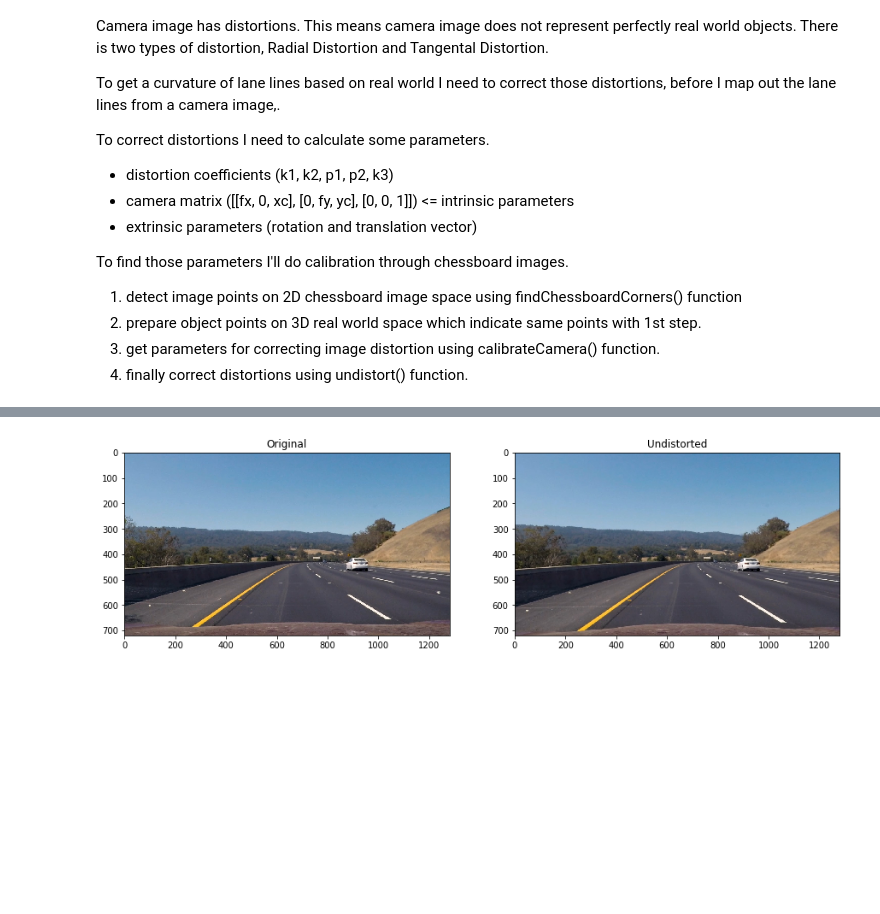
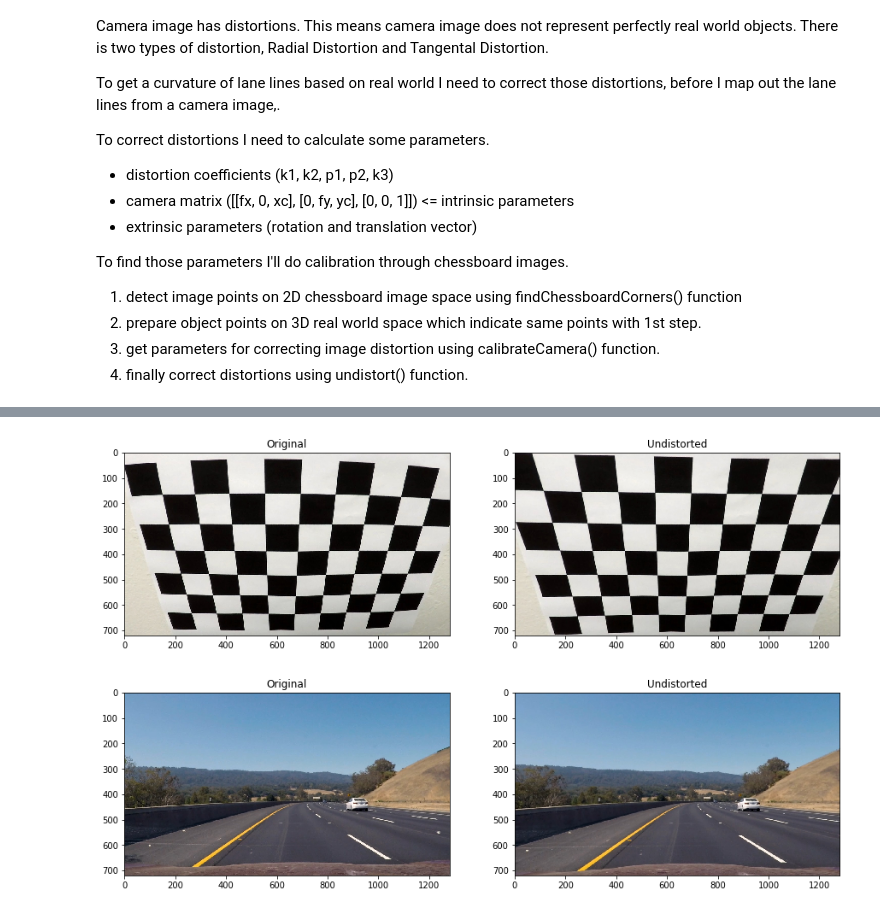
Before and after one commit to MasanaoMatsuda/finding-lane-lines, a Jupyter notebook: AdvancedLaneFinding/AdvancedLaneFinding.ipynb, the cells around one changed output, grey strips where cells are left out. Saved outputs shown, nothing was run; the diff lists cells and outputs as text; code cells hidden in the pictures; blank space fills up the shorter version.

```diff
--- a/AdvancedLaneFinding/AdvancedLaneFinding.ipynb
+++ b/AdvancedLaneFinding/AdvancedLaneFinding.ipynb
@@ -108,9 +112,11 @@ pattern_size = (9, 6)
 ret, cam_mtx, dist_coeff, rvecs, tvecs = calibrate_camera(fnames, pattern_size, criteria)
 # %%
 # correct distortion of chessboard image
-cimg = mpimg.imread('camera_cal/calibration2.jpg')
-undist_cimg = cv2.undistort(cimg, cam_mtx, dist_coeff)
-arrange_side_by_side(cimg, undist_cimg, 'Original', 'Undistorted')
+img = mpimg.imread('camera_cal/calibration2.jpg')
+undist_img = cv2.undistort(img, cam_mtx, dist_coeff)
+arrange_side_by_side(img, undist_img, 'Original', 'Undistorted')
+# %% [output]
+[figure, added]
 # %%
 # correct distortion of road image
 rimg = mpimg.imread('test_images/test3.jpg')
```
Also changed, not shown: parts of 10 cells of this notebook.
